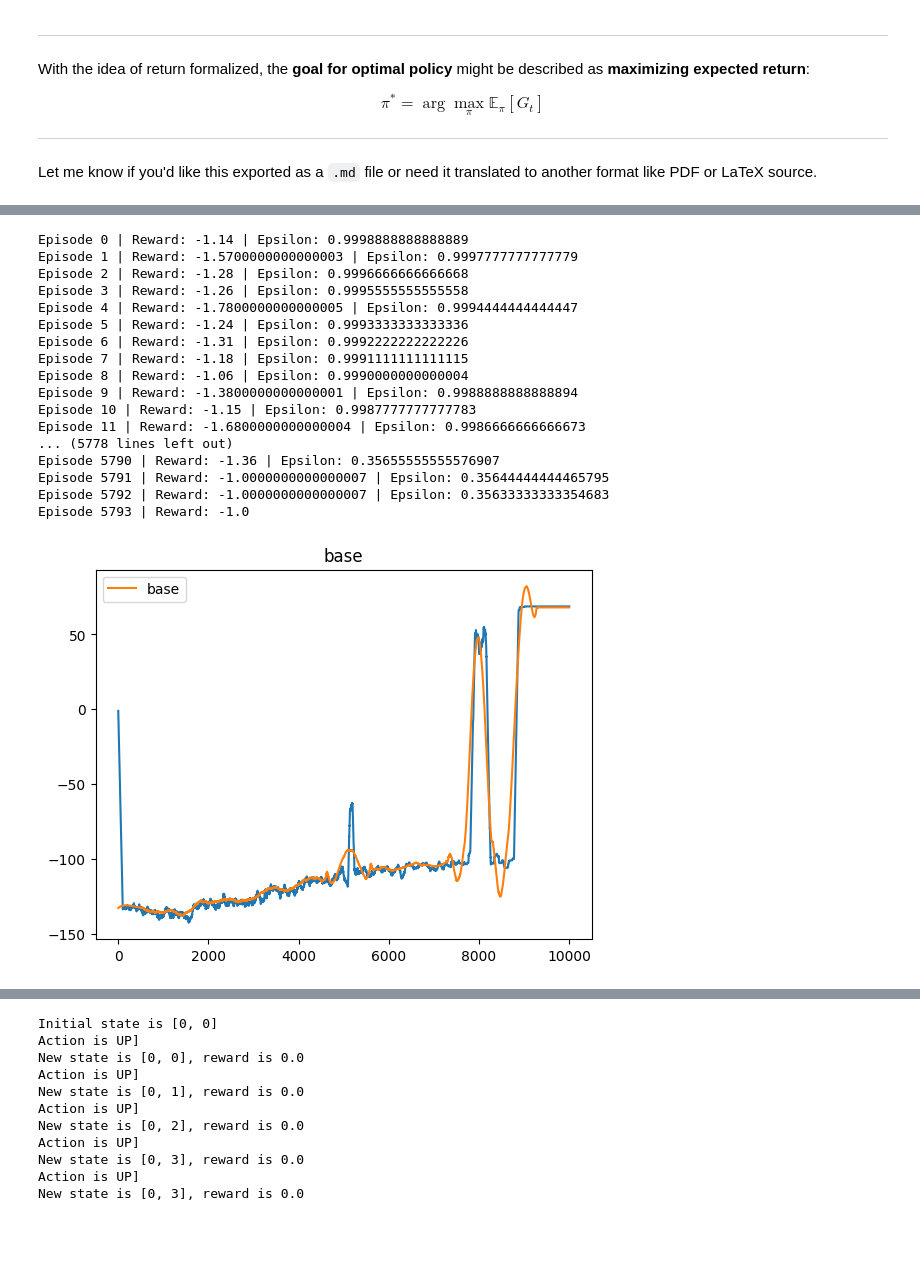
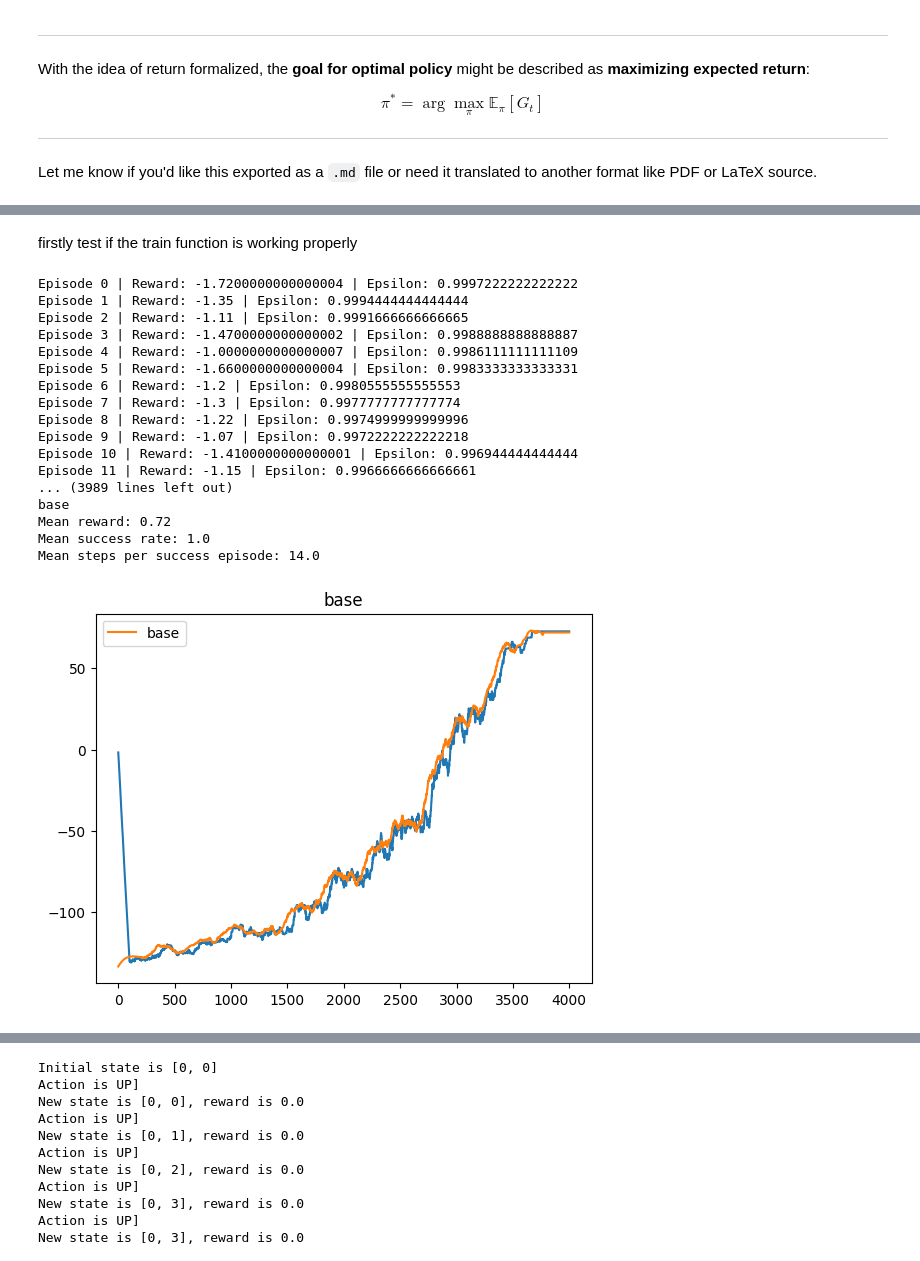
Before and after one commit to 33may/ml_portfolio, a Jupyter notebook: AIA/rl/frozen_lake.ipynb, the cells around one changed output, grey strips where cells are left out. Saved outputs shown, nothing was run; the diff lists cells and outputs as text; code cells hidden in the pictures; blank space fills up the shorter version.

```diff
--- a/AIA/rl/frozen_lake.ipynb
+++ b/AIA/rl/frozen_lake.ipynb
@@ -282,25 +280,27 @@ def train(
         print(f"Mean steps per success episode: {mean_steps}")
     else:
         print("No successful episodes to calculate mean steps.")
+# %% [markdown]
+firstly test if the train function is working properly
 # %%
-train(episodes=10000, td_num=10, lr=0.1, isSlippery=False)
+train(episodes=4000, td_num=1, lr=0.1, isSlippery=False)
 # %% [output]
-Episode 0 | Reward: -1.14 | Epsilon: 0.9998888888888889
-Episode 1 | Reward: -1.5700000000000003 | Epsilon: 0.9997777777777779
-Episode 2 | Reward: -1.28 | Epsilon: 0.9996666666666668
-Episode 3 | Reward: -1.26 | Epsilon: 0.9995555555555558
-Episode 4 | Reward: -1.7800000000000005 | Epsilon: 0.9994444444444447
-Episode 5 | Reward: -1.24 | Epsilon: 0.9993333333333336
-Episode 6 | Reward: -1.31 | Epsilon: 0.9992222222222226
-Episode 7 | Reward: -1.18 | Epsilon: 0.9991111111111115
-Episode 8 | Reward: -1.06 | Epsilon: 0.9990000000000004
-Episode 9 | Reward: -1.3800000000000001 | Epsilon: 0.9988888888888894
-Episode 10 | Reward: -1.15 | Epsilon: 0.9987777777777783
-Episode 11 | Reward: -1.6800000000000004 | Epsilon: 0.9986666666666673
-... (5778 lines left out)
-Episode 5790 | Reward: -1.36 | Epsilon: 0.35655555555576907
-Episode 5791 | Reward: -1.0000000000000007 | Epsilon: 0.35644444444465795
-Episode 5792 | Reward: -1.0000000000000007 | Epsilon: 0.35633333333354683
-Episode 5793 | Reward: -1.0
+Episode 0 | Reward: -1.7200000000000004 | Epsilon: 0.9997222222222222
+Episode 1 | Reward: -1.35 | Epsilon: 0.9994444444444444
+Episode 2 | Reward: -1.11 | Epsilon: 0.9991666666666665
+Episode 3 | Reward: -1.4700000000000002 | Epsilon: 0.9988888888888887
+Episode 4 | Reward: -1.0000000000000007 | Epsilon: 0.9986111111111109
+Episode 5 | Reward: -1.6600000000000004 | Epsilon: 0.9983333333333331
+Episode 6 | Reward: -1.2 | Epsilon: 0.9980555555555553
+Episode 7 | Reward: -1.3 | Epsilon: 0.9977777777777774
+Episode 8 | Reward: -1.22 | Epsilon: 0.9974999999999996
+Episode 9 | Reward: -1.07 | Epsilon: 0.9972222222222218
+Episode 10 | Reward: -1.4100000000000001 | Epsilon: 0.996944444444444
+Episode 11 | Reward: -1.15 | Epsilon: 0.9966666666666661
+... (3989 lines left out)
+base
+Mean reward: 0.72
+Mean success rate: 1.0
+Mean steps per success episode: 14.0
-[figure, old version]
+[figure, new version]
 # %%
```
Also changed, not shown: parts of 2 cells of this notebook.
